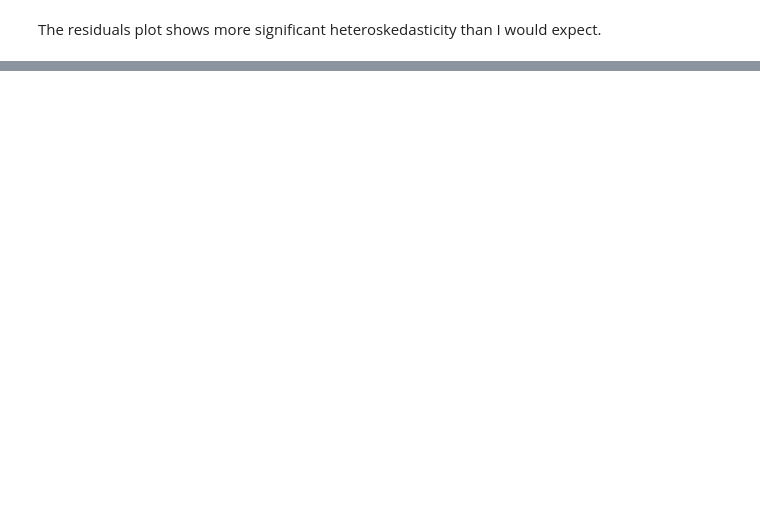
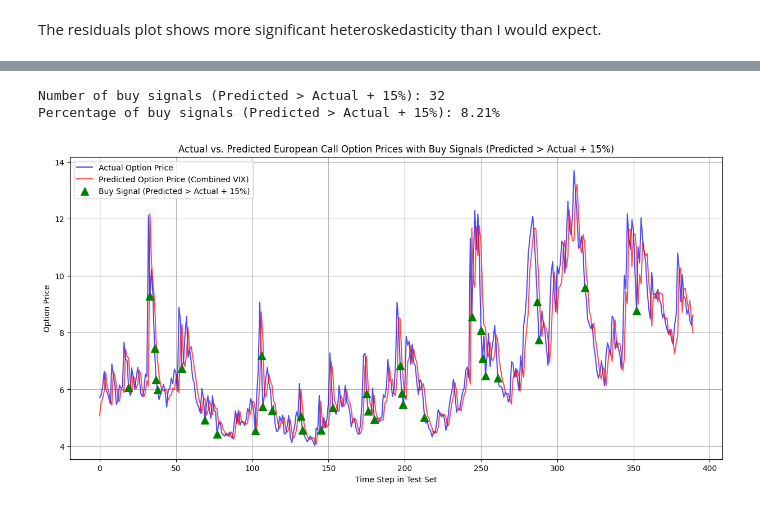
Before and after one commit to Thomasula/VIX_modeling, a Jupyter notebook: code/VIX_forecast.ipynb, the cells around one changed output, grey strips where cells are left out. Drawn from its saved outputs; the diff is of its cells as text; code cells hidden in the pictures; blank space fills up the shorter version.

```diff
--- a/code/VIX_forecast.ipynb
+++ b/code/VIX_forecast.ipynb
@@ -580,0 +959,19 @@ Possible next steps:
+# %%
+from scipy.stats import norm
+
+def black_scholes_call(S, K, T, r, sigma):
+    """
+    Calculates the Black-Scholes price of a European call option.
+
+    :param S: Current stock price
+    :param K: Strike price
+    :param T: Time to expiration (in years)
+    :param r: Risk-free interest rate (annualized)
+    :param sigma: Volatility of the underlying stock (annualized)
+    :return: Call option price
+    """
+    d1 = (np.log(S / K) + (r + 0.5 * sigma**2) * T) / (sigma * np.sqrt(T))
+    d2 = d1 - sigma * np.sqrt(T)
+
+    call_price = (S * norm.cdf(d1) - K * np.exp(-r * T) * norm.cdf(d2))
+    return call_price
@@ -580,0 +1025,29 @@ Possible next steps:
+# %%
+price_threshold = 0.15
+
+buy_signals = predicted_option_prices > (actual_option_prices * (1 + price_threshold))
+
+print(f"Number of buy signals (Predicted > Actual + {price_threshold:.0%}): {np.sum(buy_signals)}")
+print(f"Percentage of buy signals (Predicted > Actual + {price_threshold:.0%}): {np.sum(buy_signals) / len(buy_signals) * 100:.2f}%")
+# %% [output]
+Number of buy signals (Predicted > Actual + 15%): 32
+Percentage of buy signals (Predicted > Actual + 15%): 8.21%
+# %%
+price_threshold = 0.15
+
+plt.figure(figsize=(15, 7))
+plt.plot(actual_option_prices, label='Actual Option Price', alpha=0.7, color='blue')
+plt.plot(predicted_option_prices, label='Predicted Option Price (Combined VIX)', alpha=0.7, color='red')
+
+# Highlight buy signals
+buy_indices = np.where(buy_signals)[0]
+plt.scatter(buy_indices, actual_option_prices[buy_indices], marker='^', color='green', s=100, label=f'Buy Signal (Predicted > Actual + {price_threshold:.0%})', zorder=5)
+
+plt.title(f'Actual vs. Predicted European Call Option Prices with Buy Signals (Predicted > Actual + {price_threshold:.0%})')
+plt.xlabel('Time Step in Test Set')
+plt.ylabel('Option Price')
+plt.legend()
+plt.grid(True)
+plt.show()
+# %% [output]
+[figure, added]
```
Also changed, not shown: parts of 68 cells of this notebook.
